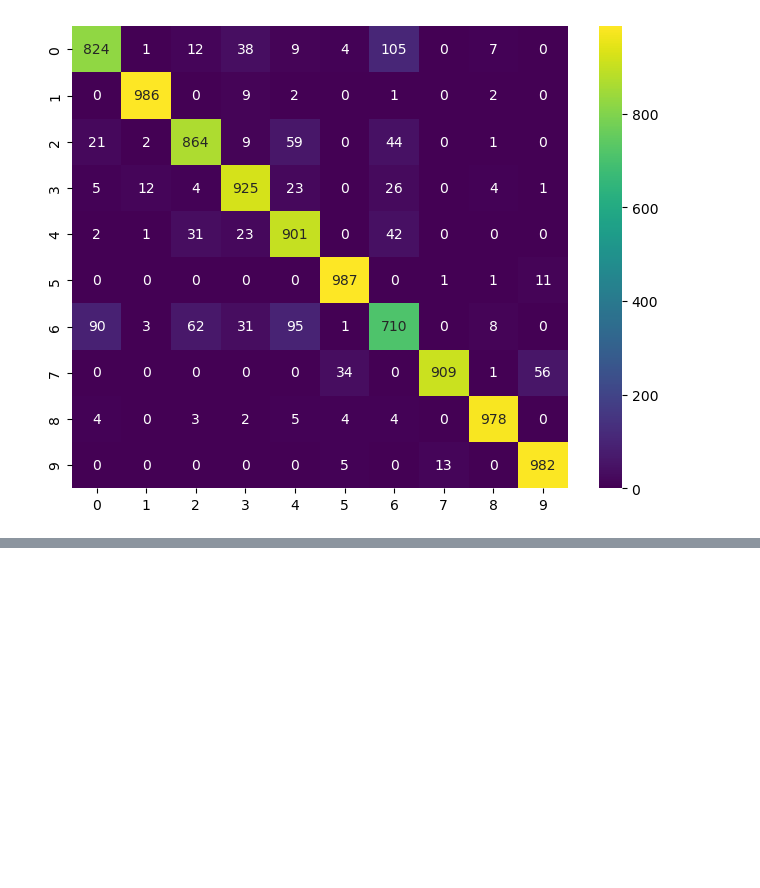
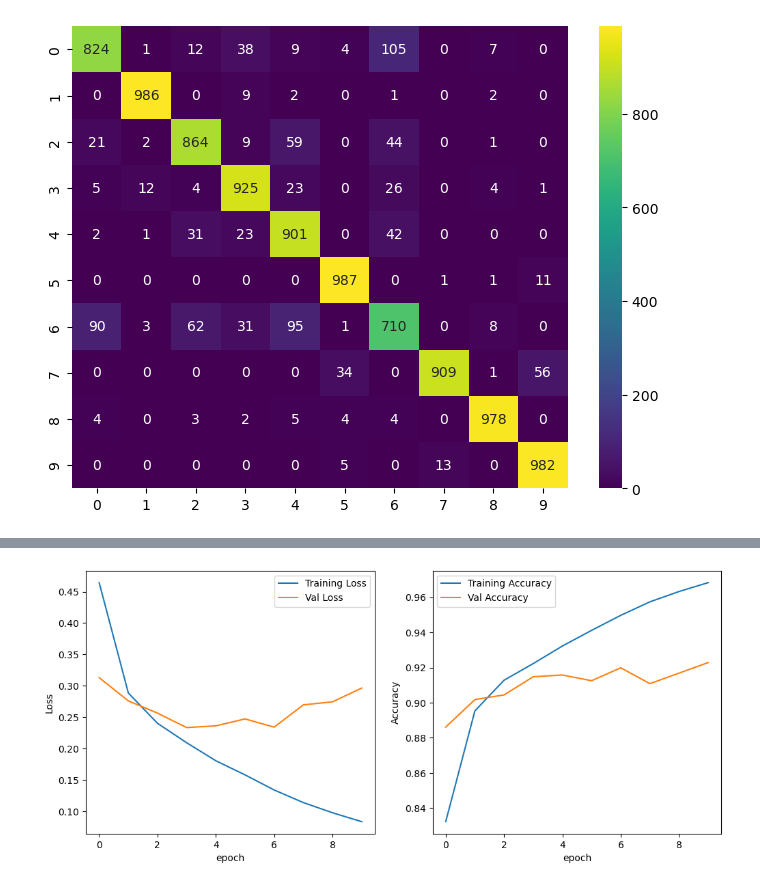
Before and after one commit to yenphglam/cs178_ProjectTeam3, a Jupyter notebook: cnn/cnn.ipynb, the cells around one changed output, grey strips where cells are left out. Cells and saved outputs as stored; diff of their text form; code cells hidden in the pictures; blank space fills up the shorter version.

Commit message:
Completing Tuning, finalize the CNN model. Completing the prediction on test dataset

```diff
--- a/cnn/cnn.ipynb
+++ b/cnn/cnn.ipynb
@@ -406,0 +443,3 @@ for key, value in enumerate(result):
+# %%
+#choose 128 filters, 3x3 filter, and 2x2 pooling
+model,history = final_model(128, (3,3), (2,2), X_tr_cnn, y_tr, X_val_cnn, y_val)
@@ -406,0 +467,4 @@ for key, value in enumerate(result):
+# %%
+visualize_plot(history)
+# %% [output]
+[figure, added]
```
Also changed, not shown: parts of 8 cells of this notebook.
